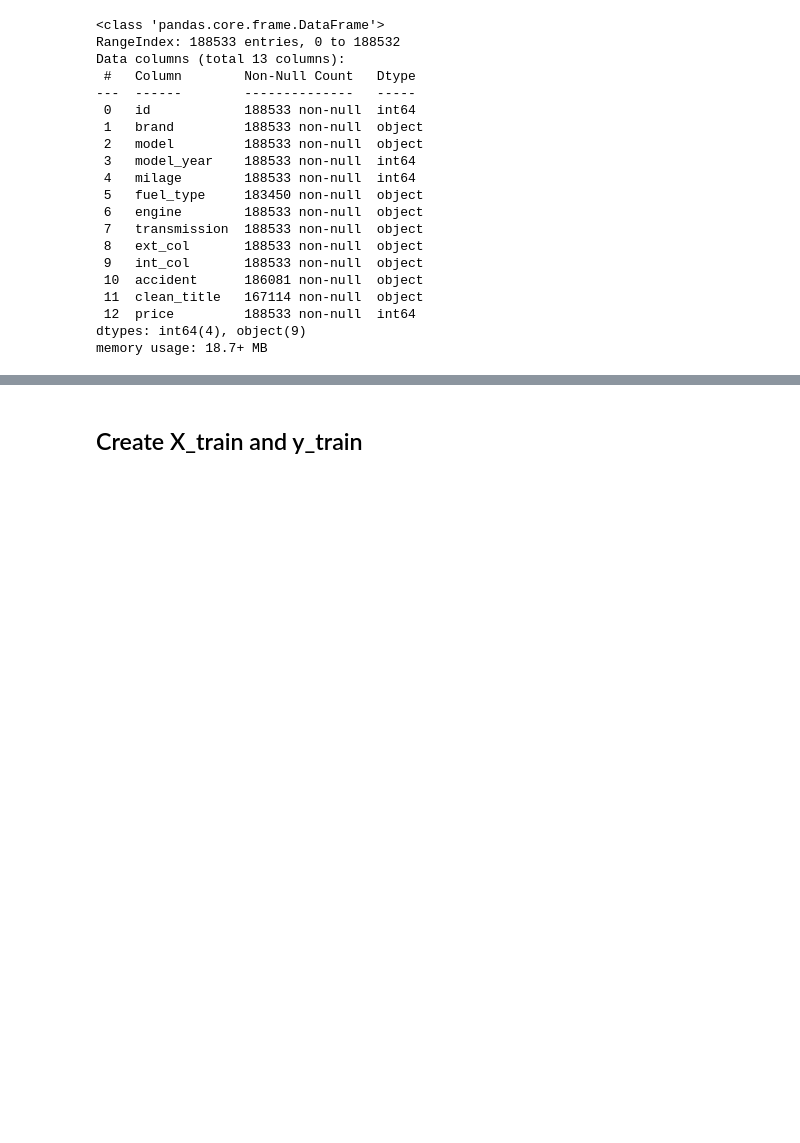
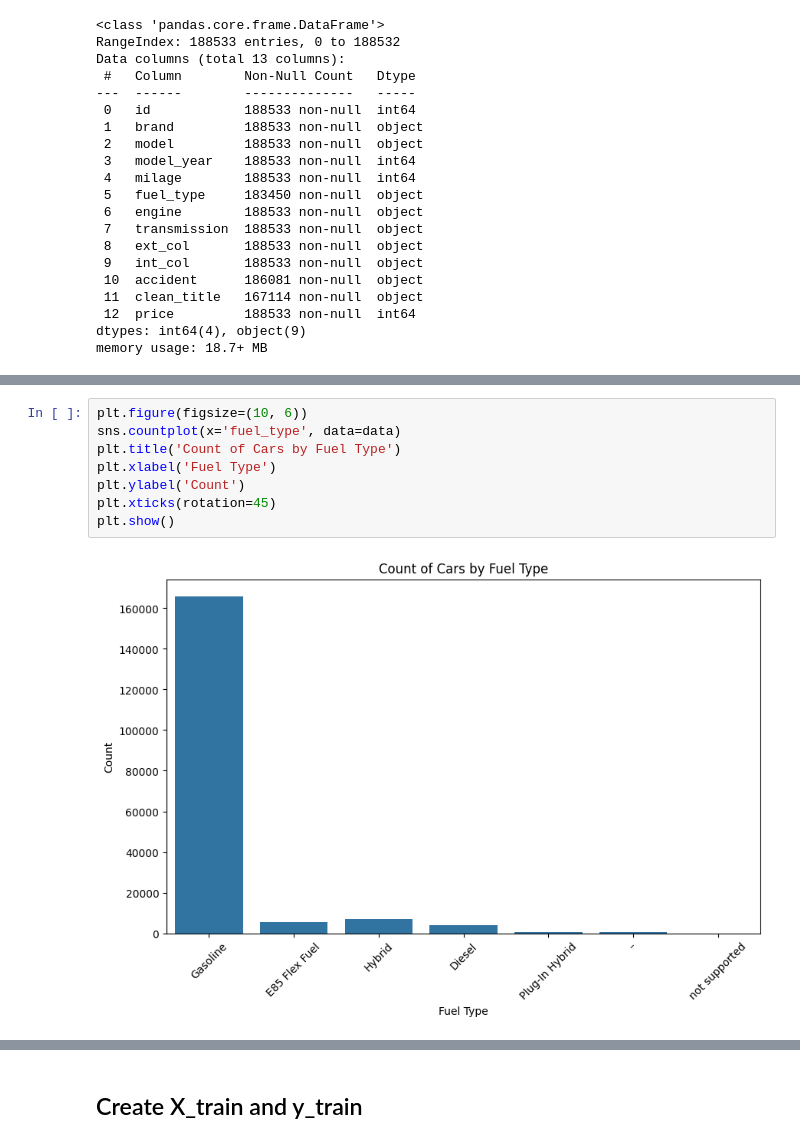
Before and after one commit to tancredibosi/bosi-Regression_Used_Cars_Price, a Jupyter notebook: bosi_car_prices.ipynb, the cells around one changed output, grey strips where cells are left out. Drawn from its saved outputs; the diff is of its cells as text; blank space fills up the shorter version.

```diff
--- a/bosi_car_prices.ipynb
+++ b/bosi_car_prices.ipynb
@@ -159,0 +111,10 @@ data.head()
+# %%
+plt.figure(figsize=(10, 6))
+sns.countplot(x='fuel_type', data=data)
+plt.title('Count of Cars by Fuel Type')
+plt.xlabel('Fuel Type')
+plt.ylabel('Count')
+plt.xticks(rotation=45)
+plt.show()
+# %% [output]
+[figure, added]
```
Also changed, not shown: parts of 42 cells of this notebook.
